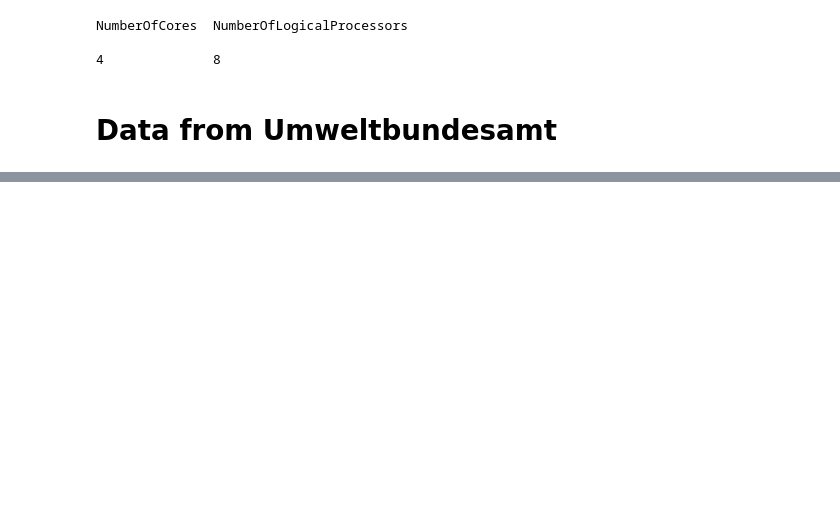
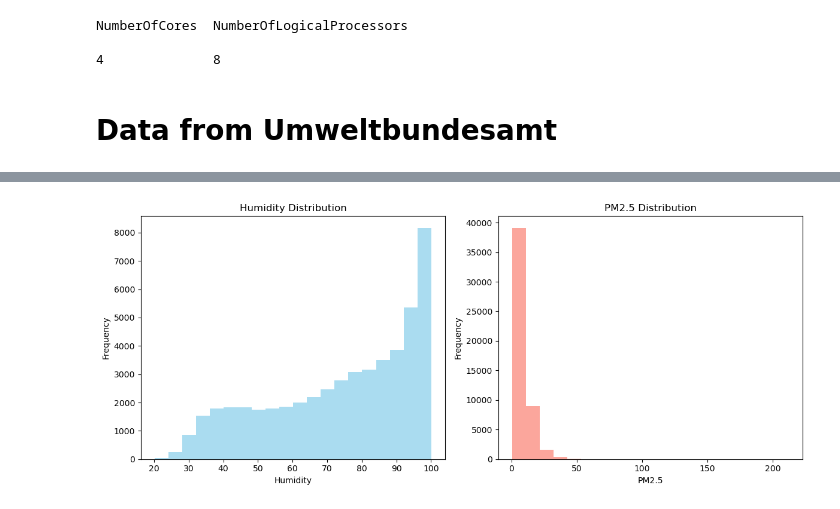
Before and after one commit to cathrinr/driving_change, a Jupyter notebook: plots.ipynb, the cells around one changed output, grey strips where cells are left out. Saved outputs shown, nothing was run; the diff lists cells and outputs as text; code cells hidden in the pictures; blank space fills up the shorter version.

```diff
--- a/plots.ipynb
+++ b/plots.ipynb
@@ -55,0 +124,18 @@ emissions = pd.read_csv('emission_huegelstr.csv')
+# %%
+plt.figure(figsize=(12, 5))
+plt.subplot(1, 2, 1)
+plt.hist(luftfeuchte_verkehr['luftfeuchte'], bins=20, color='skyblue', alpha=0.7)
+plt.xlabel('Humidity')
+plt.ylabel('Frequency')
+plt.title('Humidity Distribution')
+
+plt.subplot(1, 2, 2)
+plt.hist(luftfeuchte_verkehr['pm25'], bins=20, color='salmon', alpha=0.7)
+plt.xlabel('PM2.5')
+plt.ylabel('Frequency')
+plt.title('PM2.5 Distribution')
+
+plt.tight_layout()
+plt.show()
+# %% [output]
+[figure, added]
```
Also changed, not shown: parts of 22 cells of this notebook, 5 other files.
